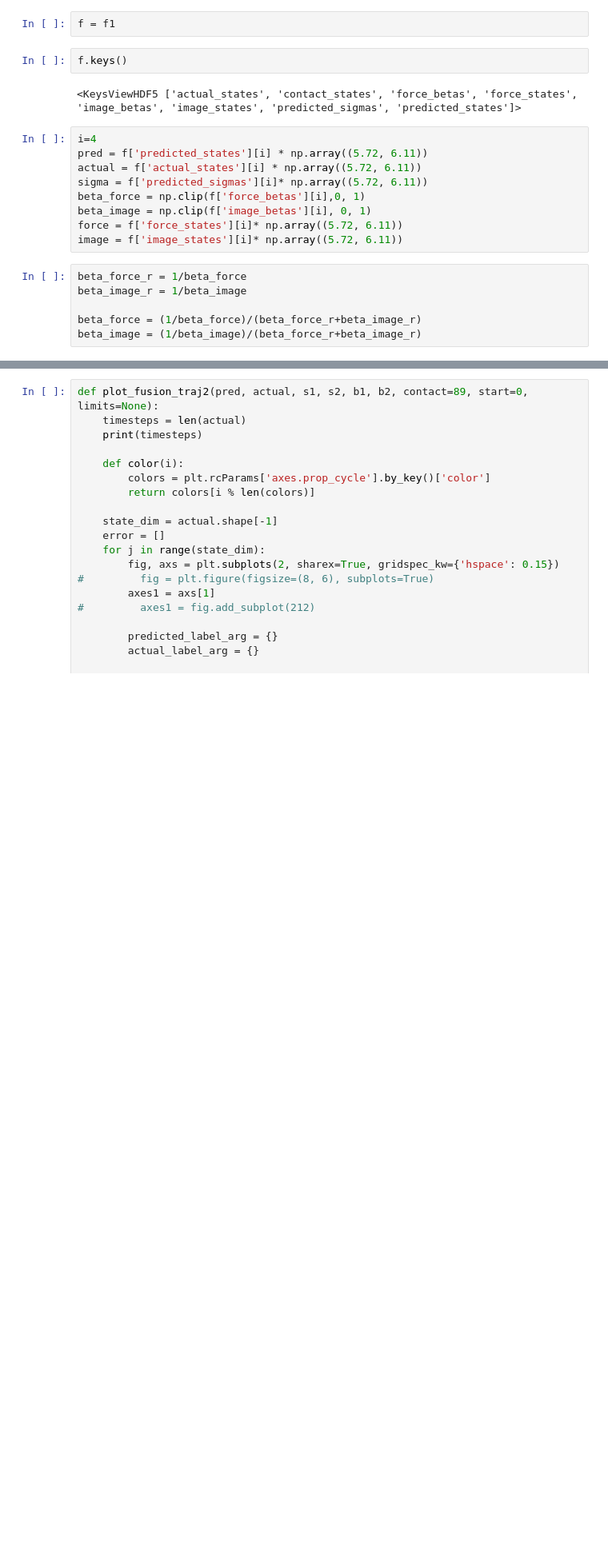
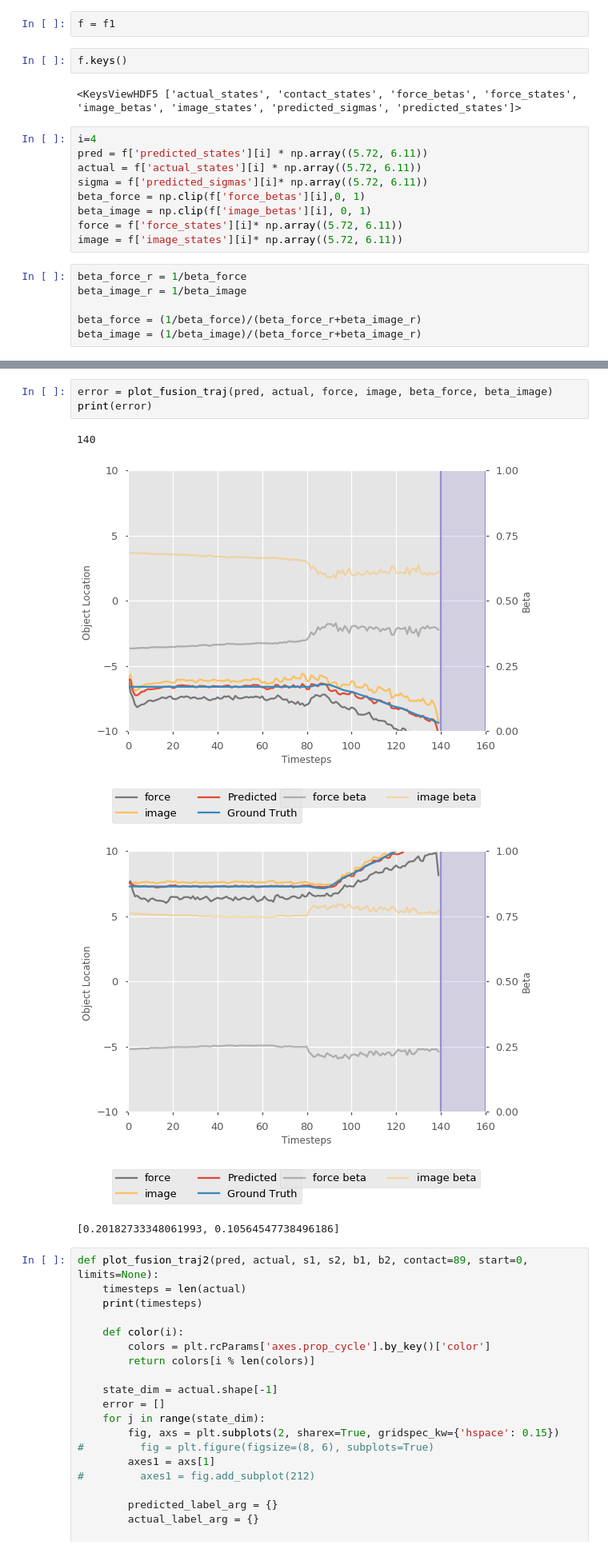
Before and after one commit to HaoWen470/crossmodal_filtering1, a Jupyter notebook: plot_curves.ipynb, the cells around one changed output, grey strips where cells are left out. Shown at 80% size. Cells and saved outputs as stored; diff of their text form; blank space fills up the shorter version.

```diff
--- a/plot_curves.ipynb
+++ b/plot_curves.ipynb
@@ -211,3 +373,11 @@ print(error)
+# %%
+error = plot_fusion_traj(pred, actual, force, image, beta_force, beta_image)
+print(error)
+# %% [output]
+140
+[figure, added]
+[figure, added]
+[0.20182733348061993, 0.10564547738496186]
 # %%
 def plot_fusion_traj2(pred, actual, s1, s2, b1, b2, contact=89, start=0, limits=None):
     timesteps = len(actual)
```
Also changed, not shown: parts of 14 cells of this notebook, 51 other files.
